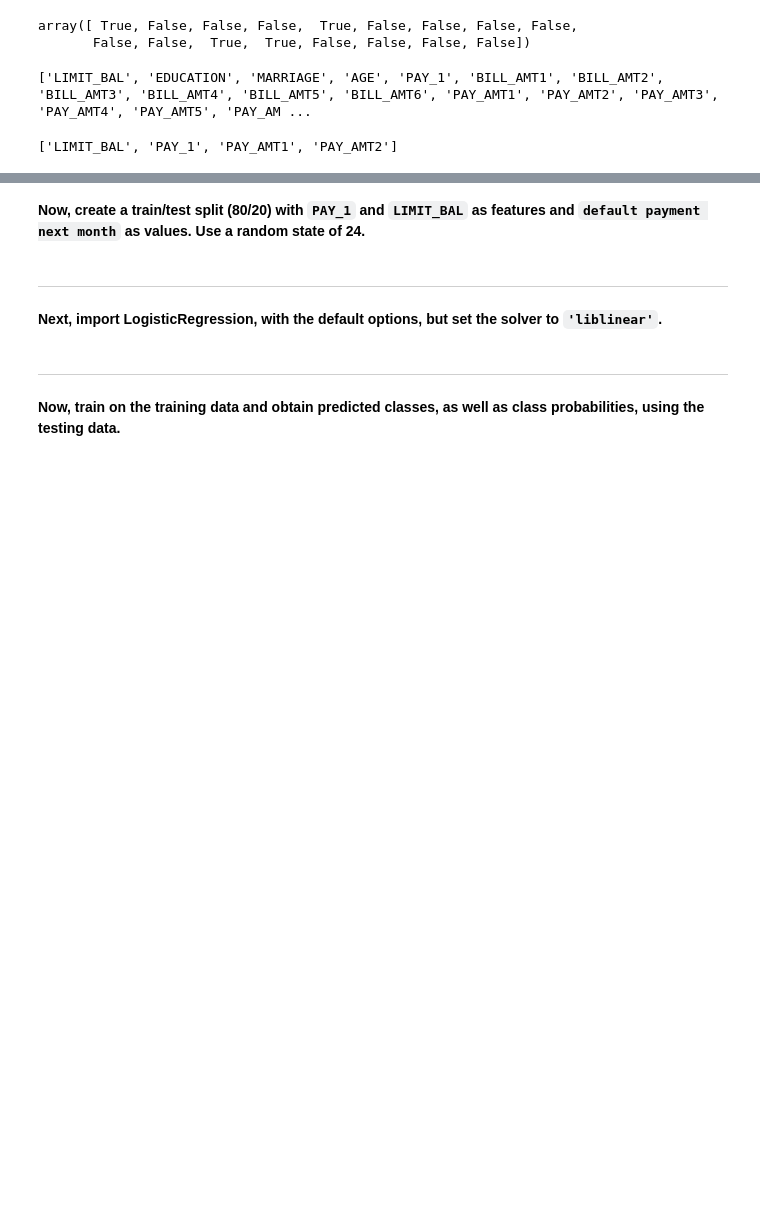
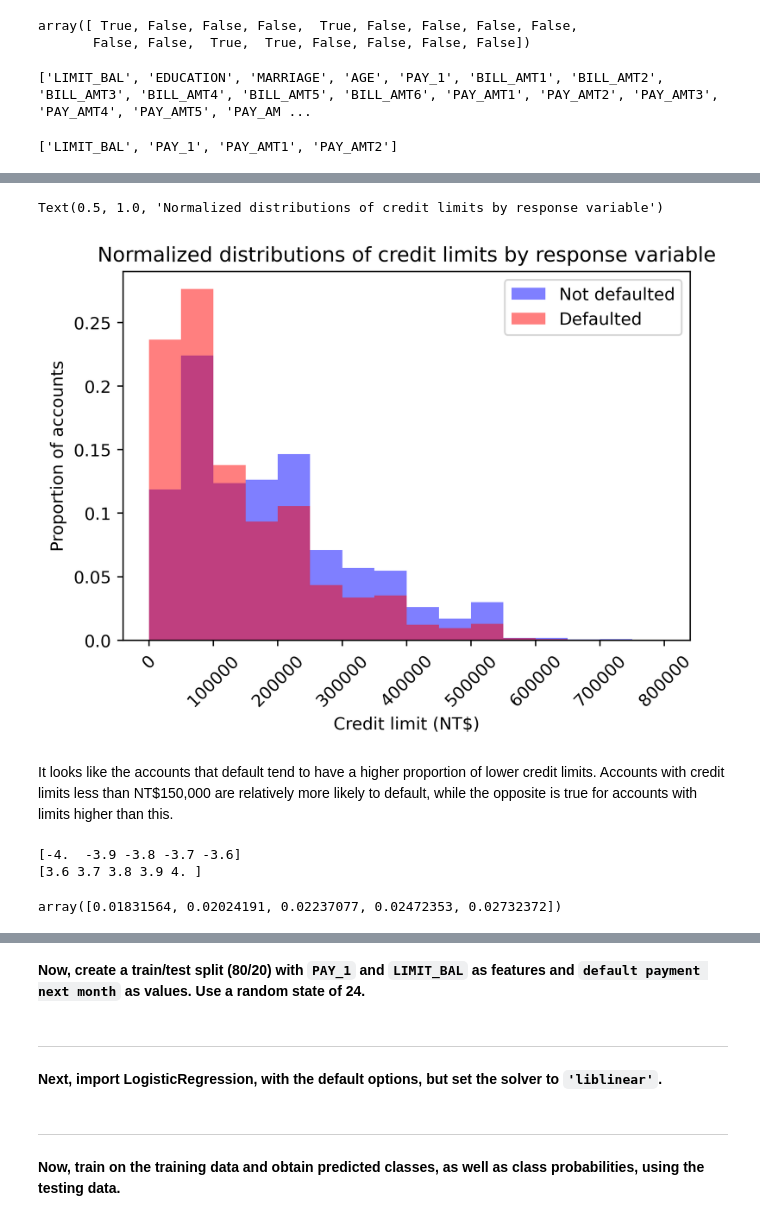
Before and after one commit to anmolpant/Technocolabs-ML-Internship, a Jupyter notebook: Mini Tasks/Mini Task 2/Fitting_a_Logistic_Regression_Model/Fitting_a_Logistic_Regression_Model.ipynb, the cells around one changed output, grey strips where cells are left out. Cells and saved outputs as stored; diff of their text form; code cells hidden in the pictures; blank space fills up the shorter version.

```diff
--- a/Mini Tasks/Mini Task 2/Fitting_a_Logistic_Regression_Model/Fitting_a_Logistic_Regression_Model.ipynb
+++ b/Mini Tasks/Mini Task 2/Fitting_a_Logistic_Regression_Model/Fitting_a_Logistic_Regression_Model.ipynb
@@ -126,0 +178,29 @@ print(best_features)
+# %%
+mpl.rcParams['figure.dpi'] = 400
+axes = plt.axes()
+axes.hist(df.loc[neg_mask, 'LIMIT_BAL'], bins=bin_edges, alpha=0.5, density=True, color='blue')
+axes.hist(df.loc[pos_mask, 'LIMIT_BAL'], bins=bin_edges, alpha=0.5, density=True, color='red')
+axes.tick_params(axis='x', labelrotation=45)
+axes.set_xlabel('Credit limit (NT$)')
+axes.set_ylabel('Proportion of accounts')
+y_ticks = axes.get_yticks()
+axes.set_yticklabels(np.round(y_ticks*50000,2))
+axes.legend(['Not defaulted', 'Defaulted'])
+axes.set_title('Normalized distributions of credit limits by response variable')
+# %% [output]
+Text(0.5, 1.0, 'Normalized distributions of credit limits by response variable')
+[figure, added]
+# %% [markdown]
+It looks like the accounts that default tend to have a higher proportion of lower credit limits. Accounts with credit limits less than NT$150,000 are relatively more likely to default, while the opposite is true for accounts with limits higher than this.
+# %%
+X_exp = np.linspace(-4,4,81)
+print(X_exp[:5])
+print(X_exp[-5:])
+# %% [output]
+[-4.  -3.9 -3.8 -3.7 -3.6]
+[3.6 3.7 3.8 3.9 4. ]
+# %%
+Y_exp = np.exp(X_exp)
+Y_exp[:5]
+# %% [output]
+array([0.01831564, 0.02024191, 0.02237077, 0.02472353, 0.02732372])
```
Also changed, not shown: parts of 13 cells of this notebook.
